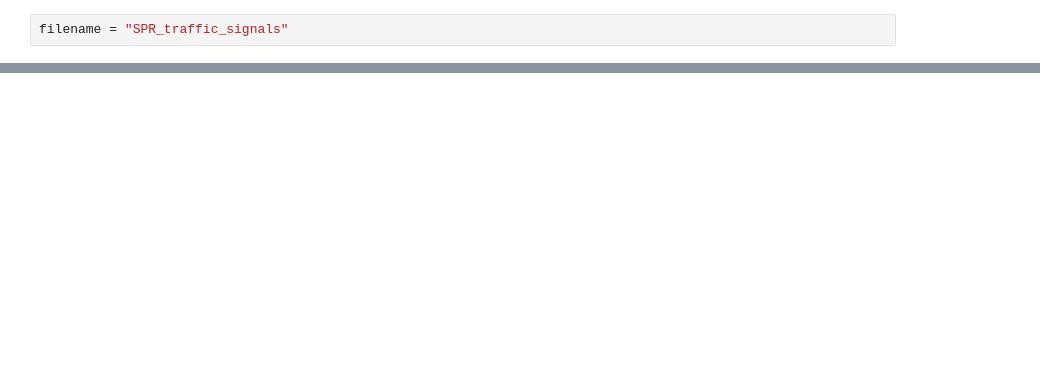
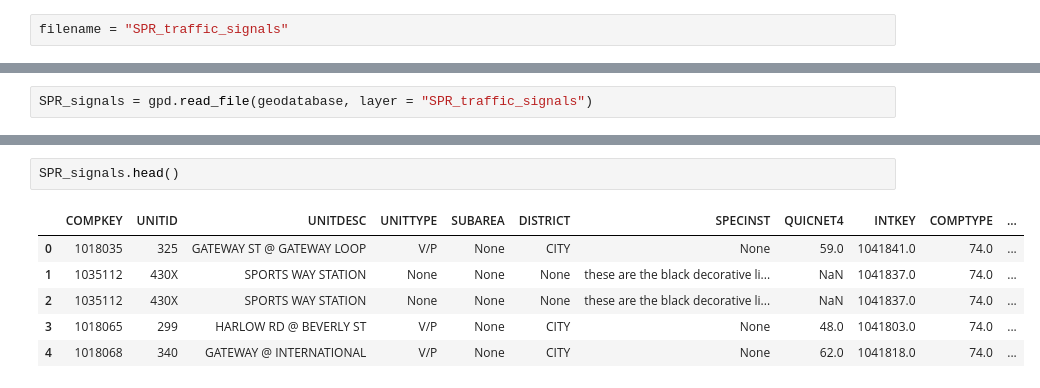
Before and after one commit to dongmeic/RTP, a Jupyter notebook: data/traffic_signals.ipynb, the cells around one changed output, grey strips where cells are left out. Drawn from its saved outputs; the diff is of its cells as text; blank space fills up the shorter version.

```diff
--- a/data/traffic_signals.ipynb
+++ b/data/traffic_signals.ipynb
@@ -47,0 +95,2 @@ Failed to execute (JSONToFeatures).
+# %%
+SPR_signals = gpd.read_file(geodatabase, layer = "SPR_traffic_signals")
@@ -47,0 +115,9 @@ Failed to execute (JSONToFeatures).
+# %%
+SPR_signals.head()
+# %% [output]
+|  | COMPKEY | UNITID | UNITDESC | UNITTYPE | SUBAREA | DISTRICT | SPECINST | QUICNET4 | INTKEY | COMPTYPE | ... |
+| 0 | 1018035 | 325 | GATEWAY ST @ GATEWAY LOOP | V/P | None | CITY | None | 59.0 | 1041841.0 | 74.0 | ... |
+| 1 | 1035112 | 430X | SPORTS WAY STATION | None | None | None | these are the black decorative li... | NaN | 1041837.0 | 74.0 | ... |
+| 2 | 1035112 | 430X | SPORTS WAY STATION | None | None | None | these are the black decorative li... | NaN | 1041837.0 | 74.0 | ... |
+| 3 | 1018065 | 299 | HARLOW RD @ BEVERLY ST | V/P | None | CITY | None | 48.0 | 1041803.0 | 74.0 | ... |
+| 4 | 1018068 | 340 | GATEWAY @ INTERNATIONAL | V/P | None | CITY | None | 62.0 | 1041818.0 | 74.0 | ... |
```
Also changed, not shown: parts of 63 cells of this notebook.
